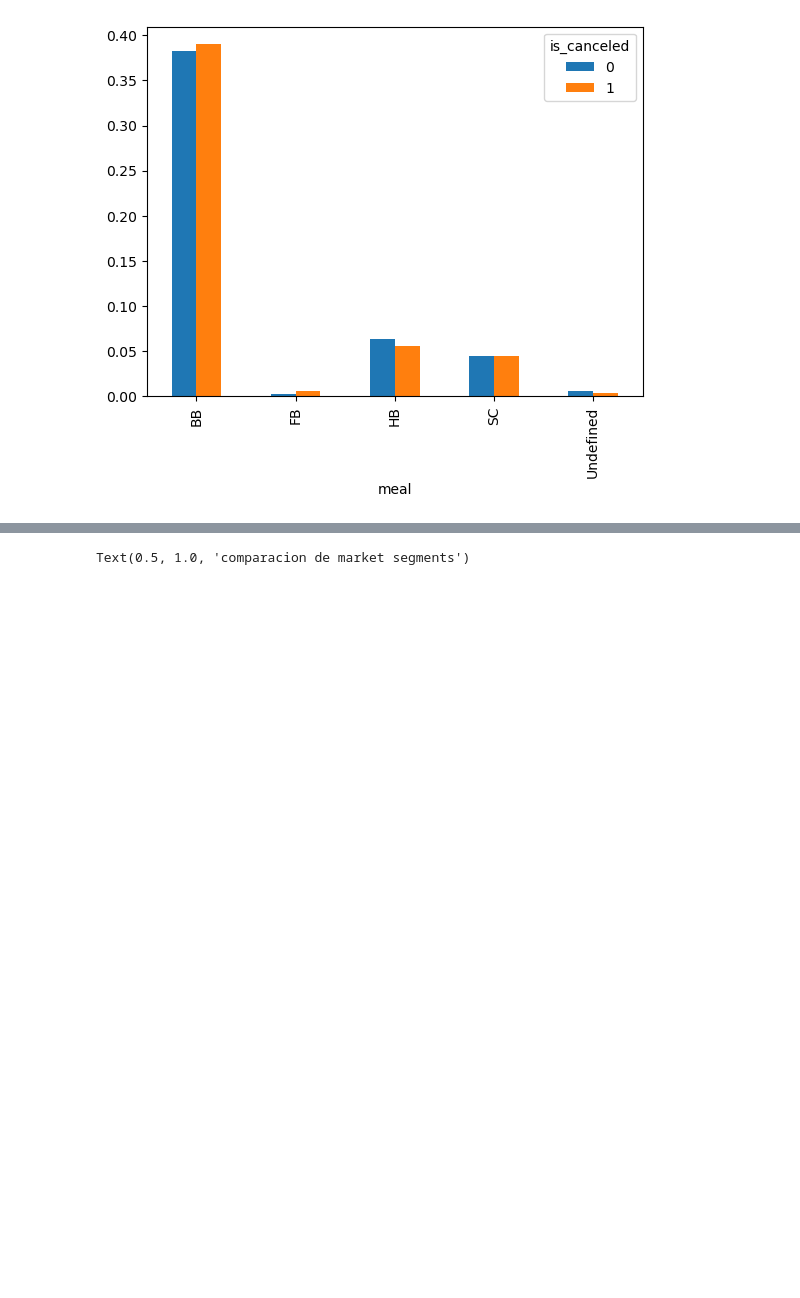
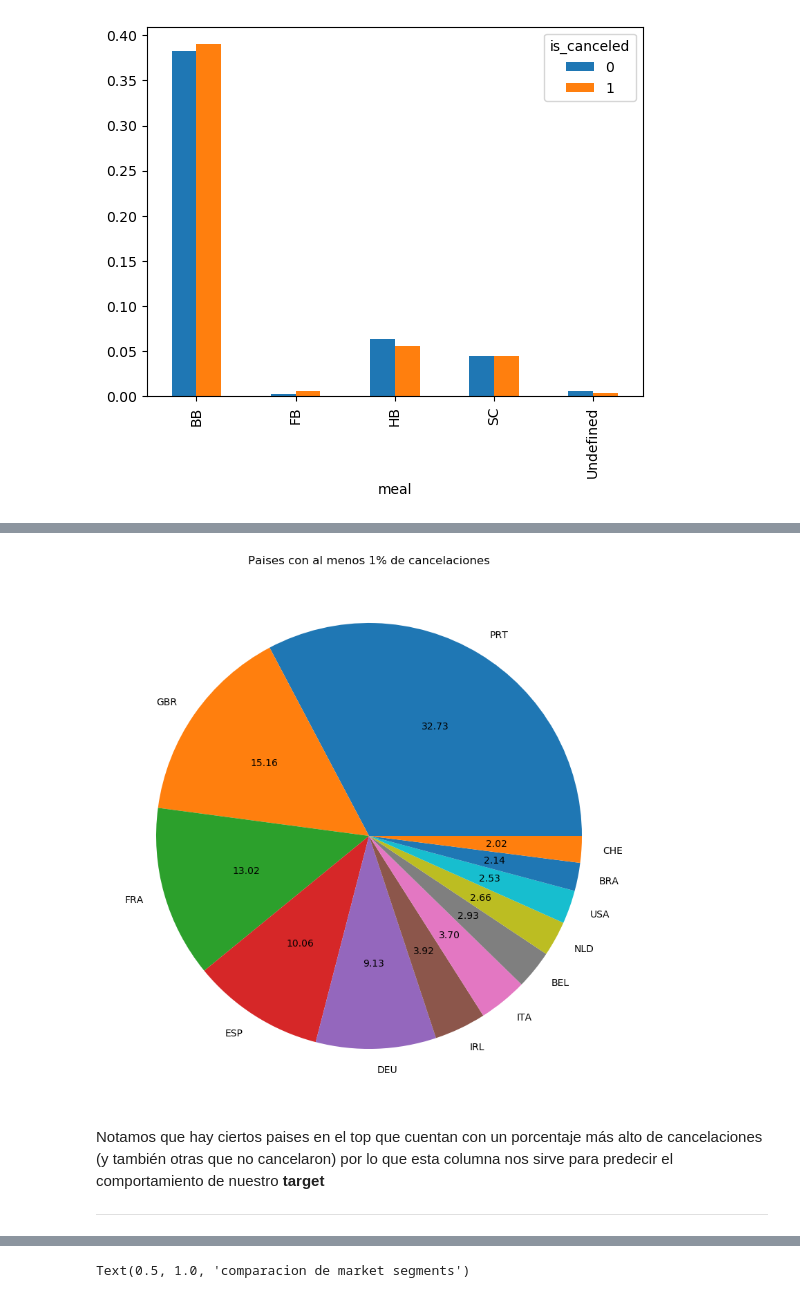
Before and after one commit to LuchoLorenzo1/7506R-1C2023-GRUPO19, a Jupyter notebook: 7506R_TP1_GRUPO19_CH1_ENTREGA.ipynb, the cells around one changed output, grey strips where cells are left out. Saved outputs shown, nothing was run; the diff lists cells and outputs as text; code cells hidden in the pictures; blank space fills up the shorter version.

```diff
--- a/7506R_TP1_GRUPO19_CH1_ENTREGA.ipynb
+++ b/7506R_TP1_GRUPO19_CH1_ENTREGA.ipynb
@@ -99,0 +157,3 @@ Vemos que para cada servicio de comida, los porcentajes para los cancelados y no
+# %%
+columna='country'
+print(df[columna].value_counts(normalize=True)[0:15])
@@ -100,2 +177,12 @@ Vemos que para cada servicio de comida, los porcentajes para los cancelados y no
+# %%
+plt.figure(figsize = (10,10))
+plt.title('Paises con al menos 1% de cancelaciones')
+plt.pie(df_no_cancelado[columna].value_counts()[:12],labels = df_no_cancelado[columna].value_counts()[:12].index, autopct='%.2f')
+plt.show()
+# %% [output]
+[figure, added]
+# %% [markdown]
+Notamos que hay ciertos paises en el top que cuentan con un porcentaje más alto de cancelaciones (y también otras que no cancelaron) por lo que esta columna nos sirve para predecir el comportamiento de nuestro **target**
+***
 # %% [markdown]
 14. **market_segment:** Designación del cliente en cuanto a la segmentación de mercado (una segmentación que divide a los clientes en grupos más pequeños los cuales comparten caracteristicas similares). Puede tomar los siguientes valores:
```
Also changed, not shown: parts of 29 cells of this notebook.
